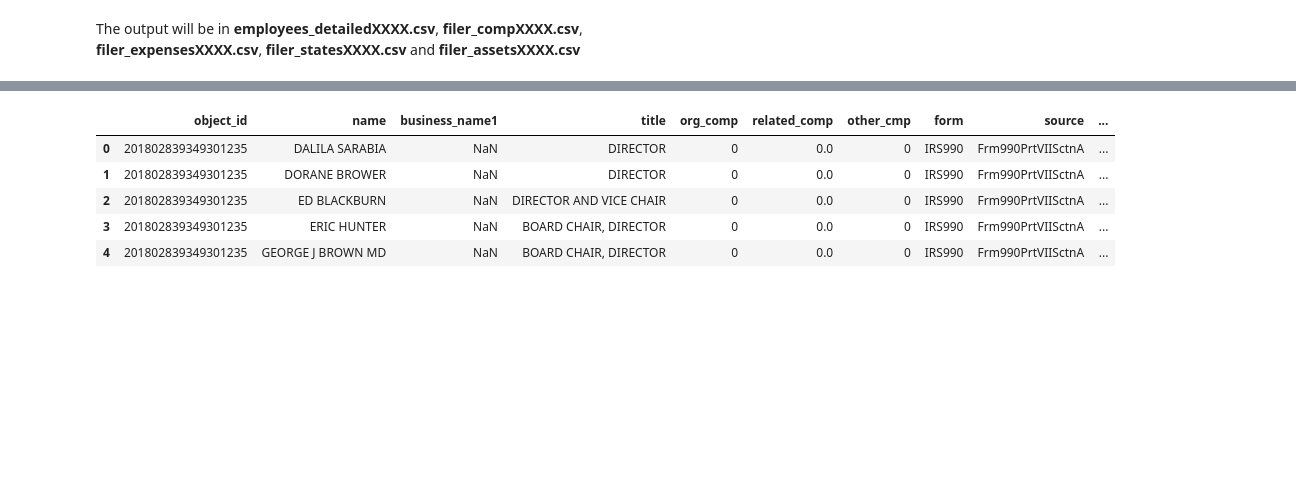
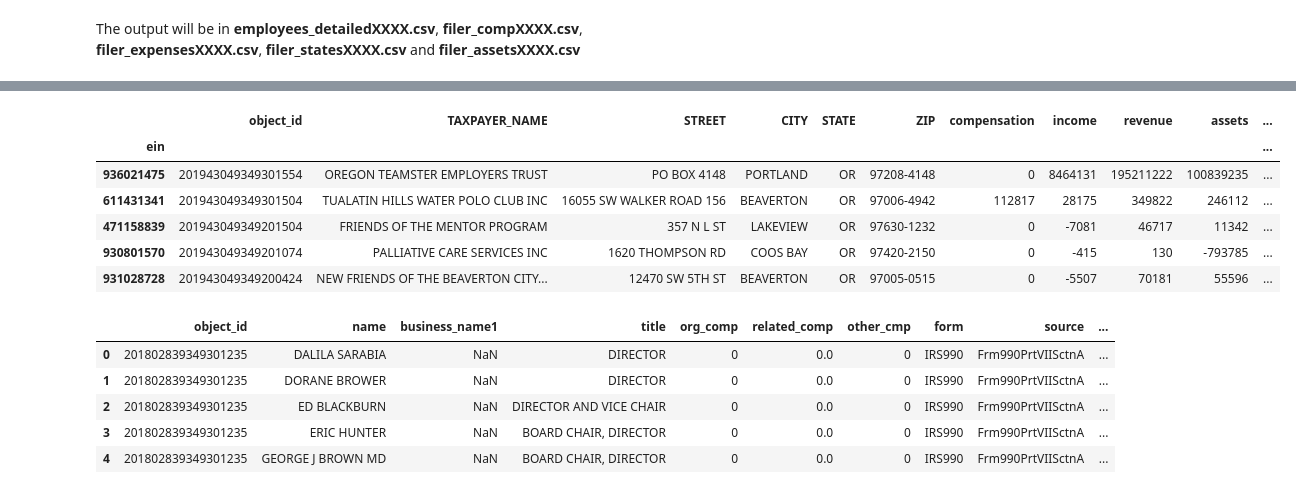
Before and after one commit to TheOregonian/irsx_cookbook, a Jupyter notebook: 3.multi_form_example.ipynb, the cells around one changed output, grey strips where cells are left out. Drawn from its saved outputs; the diff is of its cells as text; code cells hidden in the pictures; blank space fills up the shorter version.

```diff
--- a/3.multi_form_example.ipynb
+++ b/3.multi_form_example.ipynb
@@ -376,13 +403,21 @@ withassets.head()
 # %%
 #get ids of non-oregon filers
-states = pd.read_csv("filer_states2018.csv")
-states.set_index('ein', inplace=True)
+stateNames = pd.read_csv("filer_states2018.csv")
+states = stateNames.set_index('ein')
 indexNames = states[ states['state'] != "OR" ].index
 # Delete non-oregon filers
 justore = withassets.drop(indexNames)
-justore = justore[['object_id','TAXPAYER_NAME','STREET','CITY','STATE','ZIP','compensation','income','revenue','assets','expenses','prog_exp','tax_period','RETURN_TYPE','SUBSECTION','ntee']]
+justore = justore[['object_id','TAXPAYER_NAME','STREET','CITY','STATE','ZIP','compensation','income','revenue','assets','expenses','prog_exp','exec_comp','tax_period','RETURN_TYPE','ntee','SUBSECTION']]
+justore.to_csv("np_org_comp_2018.csv")
 justore.head()
-justore.to_csv("np_org_comp_2018.csv")
+# %% [output]
+|  | object_id | TAXPAYER_NAME | STREET | CITY | STATE | ZIP | compensation | income | revenue | assets | ... |
+| ein |  |  |  |  |  |  |  |  |  |  | ... |
+| 936021475 | 201943049349301554 | OREGON TEAMSTER EMPLOYERS TRUST | PO BOX 4148 | PORTLAND | OR | 97208-4148 | 0 | 8464131 | 195211222 | 100839235 | ... |
+| 611431341 | 201943049349301504 | TUALATIN HILLS WATER POLO CLUB INC | 16055 SW WALKER ROAD 156 | BEAVERTON | OR | 97006-4942 | 112817 | 28175 | 349822 | 246112 | ... |
+| 471158839 | 201943049349201504 | FRIENDS OF THE MENTOR PROGRAM | 357 N L ST | LAKEVIEW | OR | 97630-1232 | 0 | -7081 | 46717 | 11342 | ... |
+| 930801570 | 201943049349201074 | PALLIATIVE CARE SERVICES INC | 1620 THOMPSON RD | COOS BAY | OR | 97420-2150 | 0 | -415 | 130 | -793785 | ... |
+| 931028728 | 201943049349200424 | NEW FRIENDS OF THE BEAVERTON CITY... | 12470 SW 5TH ST | BEAVERTON | OR | 97005-0515 | 0 | -5507 | 70181 | 55596 | ... |
 # %%
 #read employees and drop dupes
 data = pd.read_csv("employees_detailed2018.csv")
```
Also changed, not shown: parts of 13 cells of this notebook, 15 other files.
